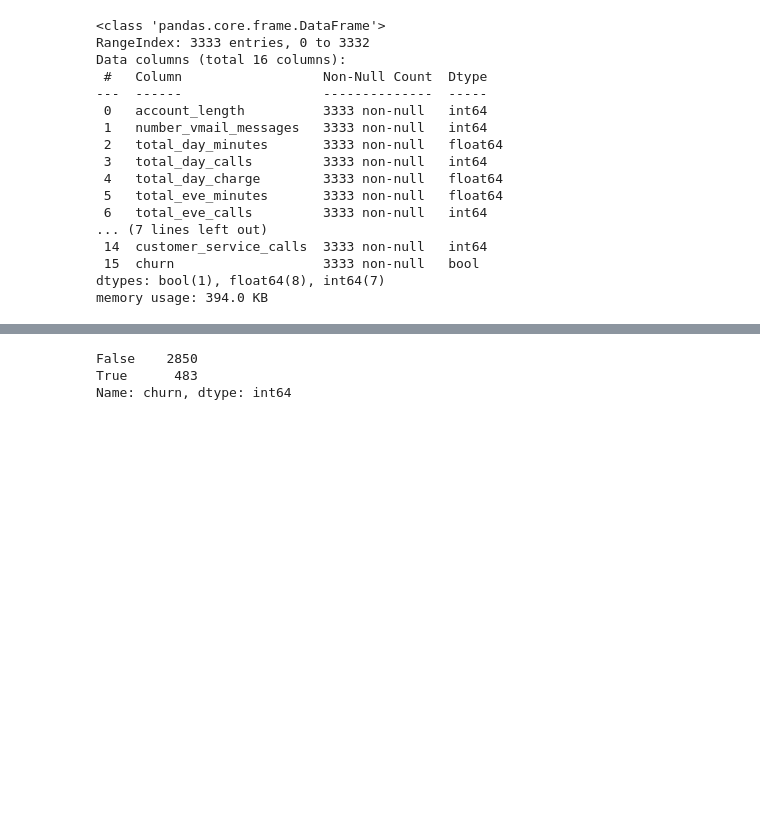
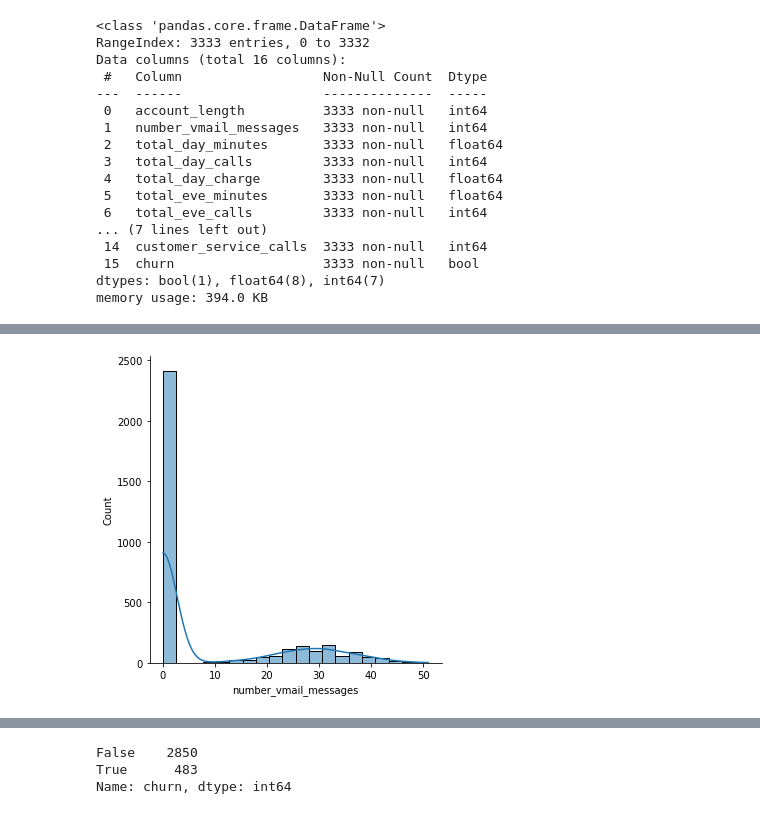
Before and after one commit to jmg0144/Customer-Churn-Classification-Analysis, a Jupyter notebook: phase-3-project.ipynb, the cells around one changed output, grey strips where cells are left out. Cells and saved outputs as stored; diff of their text form; code cells hidden in the pictures; blank space fills up the shorter version.

```diff
--- a/phase-3-project.ipynb
+++ b/phase-3-project.ipynb
@@ -103,0 +115,4 @@ memory usage: 394.0 KB
+# %%
+sns.displot(x=df_filtered['number_vmail_messages'],kind='hist',kde=True);
+# %% [output]
+[figure, added]
```
Also changed, not shown: parts of 29 cells of this notebook.
